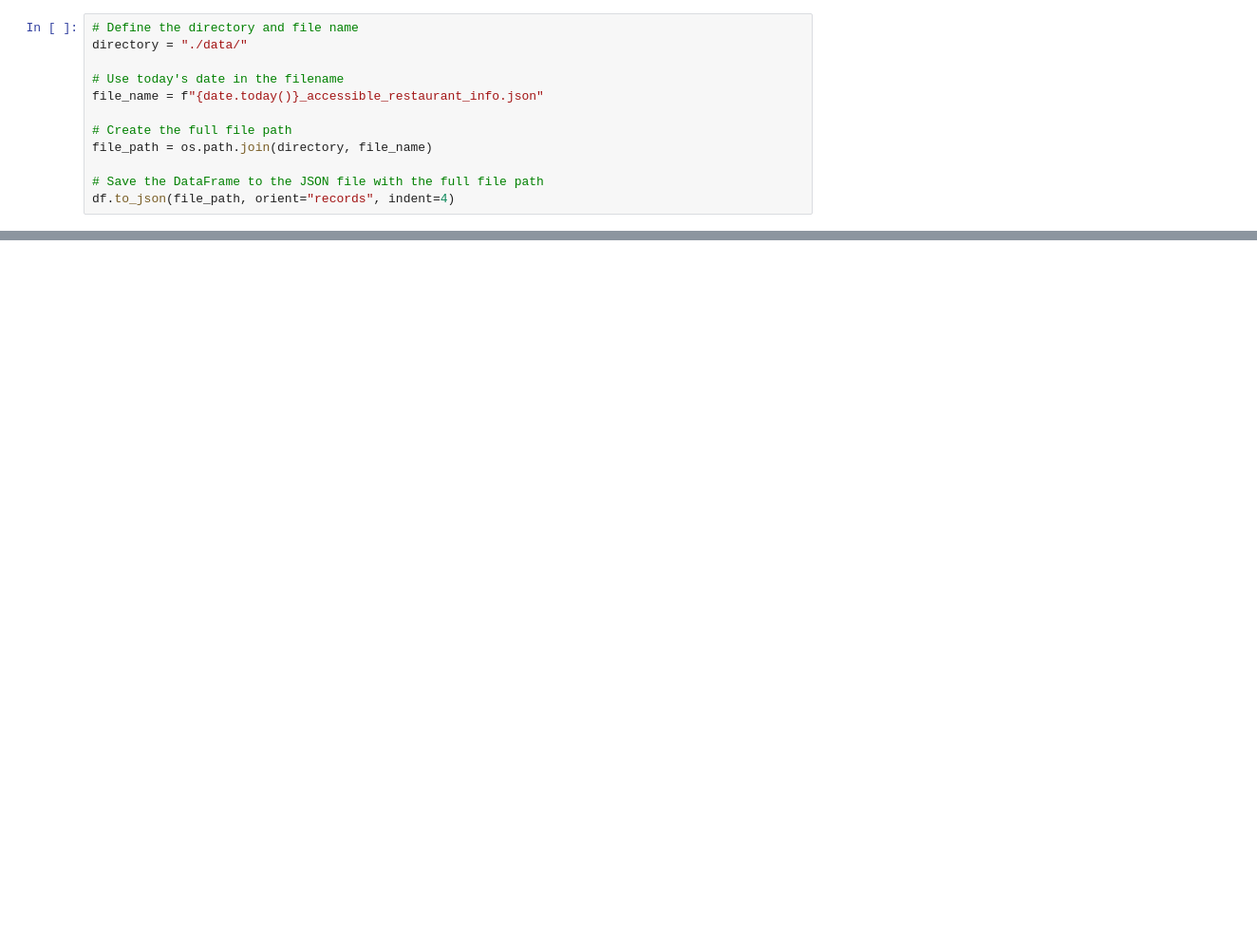
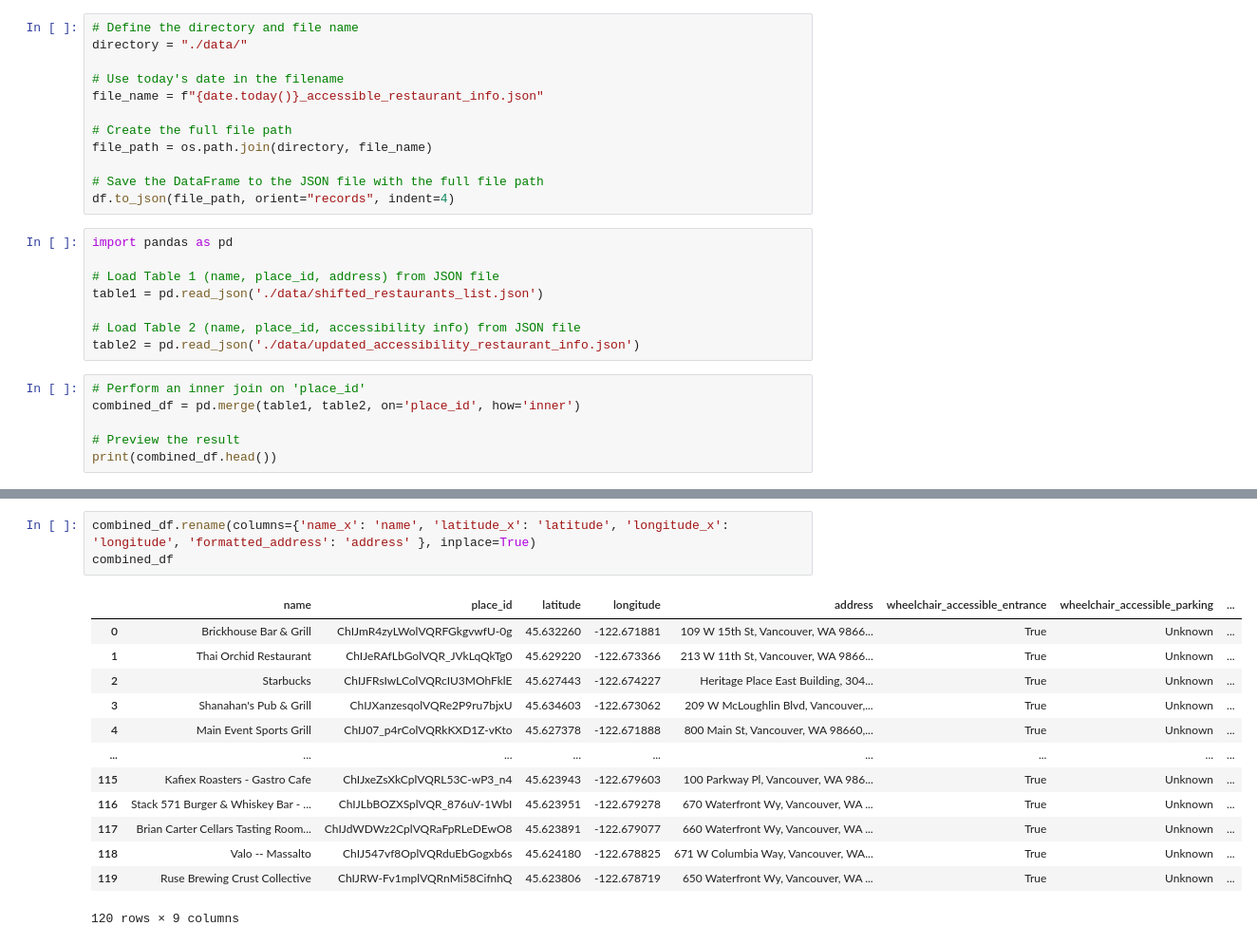
Before and after one commit to vokouns/accessibility-mapping, a Jupyter notebook: pandas_exploration.ipynb, the cells around one changed output, grey strips where cells are left out. Shown: that part at 95% size. Cells and saved outputs as stored; diff of their text form; blank space fills up the shorter version.

```diff
--- a/pandas_exploration.ipynb
+++ b/pandas_exploration.ipynb
@@ -145,3 +139,17 @@ file_path = os.path.join(directory, file_name)
 
 # Save the DataFrame to the JSON file with the full file path
 df.to_json(file_path, orient="records", indent=4)
+# %%
+import pandas as pd
+
+# Load Table 1 (name, place_id, address) from JSON file
+table1 = pd.read_json('./data/shifted_restaurants_list.json')
+
+# Load Table 2 (name, place_id, accessibility info) from JSON file
+table2 = pd.read_json('./data/updated_accessibility_restaurant_info.json')
+# %%
+# Perform an inner join on 'place_id'
+combined_df = pd.merge(table1, table2, on='place_id', how='inner')
+
+# Preview the result
+print(combined_df.head())
@@ -147,0 +202,17 @@ df.to_json(file_path, orient="records", indent=4)
+# %%
+combined_df.rename(columns={'name_x': 'name', 'latitude_x': 'latitude', 'longitude_x': 'longitude', 'formatted_address': 'address' }, inplace=True)
+combined_df
+# %% [output]
+|  | name | place_id | latitude | longitude | address | wheelchair_accessible_entrance | wheelchair_accessible_parking | ... |
+| 0 | Brickhouse Bar & Grill | ChIJmR4zyLWolVQRFGkgvwfU-0g | 45.632260 | -122.671881 | 109 W 15th St, Vancouver, WA 9866... | True | Unknown | ... |
+| 1 | Thai Orchid Restaurant | ChIJeRAfLbGolVQR_JVkLqQkTg0 | 45.629220 | -122.673366 | 213 W 11th St, Vancouver, WA 9866... | True | Unknown | ... |
+| 2 | Starbucks | ChIJFRsIwLColVQRcIU3MOhFklE | 45.627443 | -122.674227 | Heritage Place East Building, 304... | True | Unknown | ... |
+| 3 | Shanahan's Pub & Grill | ChIJXanzesqolVQRe2P9ru7bjxU | 45.634603 | -122.673062 | 209 W McLoughlin Blvd, Vancouver,... | True | Unknown | ... |
+| 4 | Main Event Sports Grill | ChIJ07_p4rColVQRkKXD1Z-vKto | 45.627378 | -122.671888 | 800 Main St, Vancouver, WA 98660,... | True | Unknown | ... |
+| ... | ... | ... | ... | ... | ... | ... | ... | ... |
+| 115 | Kafiex Roasters - Gastro Cafe | ChIJxeZsXkCplVQRL53C-wP3_n4 | 45.623943 | -122.679603 | 100 Parkway Pl, Vancouver, WA 986... | True | Unknown | ... |
+| 116 | Stack 571 Burger & Whiskey Bar - ... | ChIJLbBOZXSplVQR_876uV-1WbI | 45.623951 | -122.679278 | 670 Waterfront Wy, Vancouver, WA ... | True | Unknown | ... |
+| 117 | Brian Carter Cellars Tasting Room... | ChIJdWDWz2CplVQRaFpRLeDEwO8 | 45.623891 | -122.679077 | 660 Waterfront Wy, Vancouver, WA ... | True | Unknown | ... |
+| 118 | Valo -- Massalto | ChIJ547vf8OplVQRduEbGogxb6s | 45.624180 | -122.678825 | 671 W Columbia Way, Vancouver, WA... | True | Unknown | ... |
+| 119 | Ruse Brewing Crust Collective | ChIJRW-Fv1mplVQRnMi58CifnhQ | 45.623806 | -122.678719 | 650 Waterfront Wy, Vancouver, WA ... | True | Unknown | ... |
+120 rows × 9 columns
```
Also changed, not shown: parts of 11 cells of this notebook, 10 other files.
